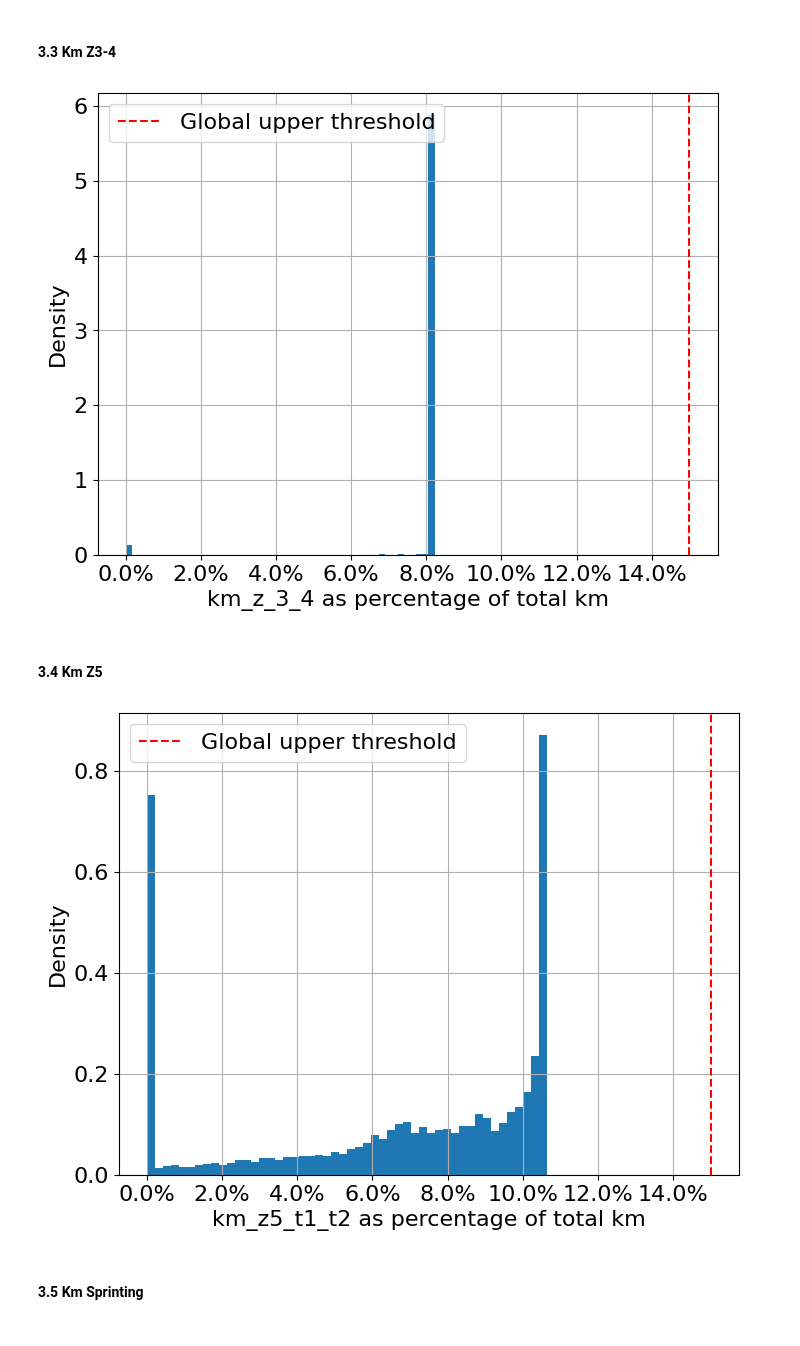
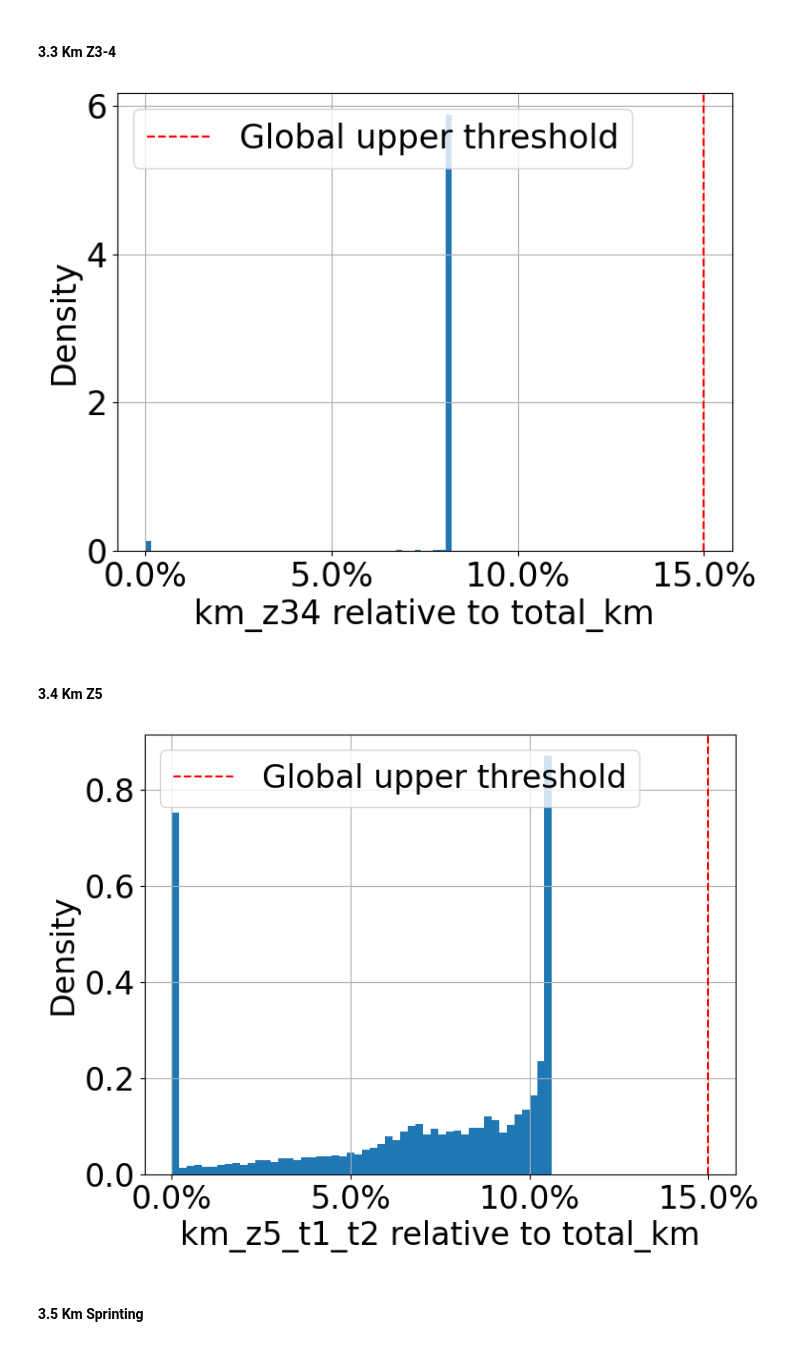
Before and after one commit to Gamified-Coaching-App/coaching_optimiser, a Jupyter notebook: src/model/report/report.ipynb, the cells around one changed output. Saved outputs shown, nothing was run; the diff lists cells and outputs as text; code cells hidden in the pictures.

```diff
--- a/src/model/report/report.ipynb
+++ b/src/model/report/report.ipynb
@@ -125,10 +125,10 @@ def get_absolute_values(data, variable='total km'):
 # %%
 km_total_actions = get_absolute_values(actions['total km'], 'total km').flatten()
 
-plt.rc('font', size=14)
+plt.rc('font', size=18)
 plt.figure(figsize=(8, 6))
 plt.hist(km_total_actions, density=True, bins=100)
-plt.xlabel('Total km per training day (t to t+6)')
+plt.xlabel('total_km per training day (t to t+6)')
 plt.ylabel('Density')
 plt.grid(True)
 plt.axvline(x=1.8, color='r', linestyle='--', linewidth=1.5, label='Global lower threshold')
@@ -142,10 +142,10 @@ plt.show()
 # %%
 km_total_states = get_absolute_values(states['total km'], 'total km')[:,-28:].flatten()
 
-plt.rc('font', size=14)
+plt.rc('font', size=18)
 plt.figure(figsize=(8, 6))
 plt.hist(km_total_states, density=True, bins=100)
-plt.xlabel('Total km per training day (t-28 to t-1)')
+plt.xlabel('total_km per training day (t-28 to t-1)')
 plt.ylabel('Density')
 plt.grid(True)
 plt.legend()
@@ -164,10 +164,10 @@ ratio = ratio.flatten()
 ratio = ratio[~np.isnan(ratio)] * 100
 
 
-plt.rc('font', size=16)
+plt.rc('font', size=24)
 plt.figure(figsize=(8, 6))
 plt.hist(ratio, density=True, bins=50)
-plt.xlabel('km_z_3_4 as percentage of total km')
+plt.xlabel('km_z34 relative to total_km')
 plt.ylabel('Density')
 plt.axvline(x=15, color='r', linestyle='--', linewidth=1.5, label='Global upper threshold')
 plt.legend()
@@ -176,32 +176,32 @@ xticks = plt.gca().get_xticks()
 plt.gca().set_xticklabels([f'{x:.1f}%' for x in xticks])
 plt.show()
 # %% [output]
-[figure, old version]
+[figure, new version]
 # %% [markdown]
 #### 3.4 Km Z5
 # %%
 km_total_actions = get_absolute_values(actions['total km'], 'total km')
 km_Z5 = get_absolute_values(actions['km Z5-T1-T2'], 'km Z5-T1-T2')
 
 ratio = km_Z5 / km_total_actions
 
 ratio = ratio.flatten()
 ratio = ratio[~np.isnan(ratio)] * 100
 
 
-plt.rc('font', size=16)
+plt.rc('font', size=24)
 plt.figure(figsize=(8, 6))
 plt.hist(ratio, density=True, bins=50)
-plt.xlabel('km_z5_t1_t2 as percentage of total km')
+plt.xlabel('km_z5_t1_t2 relative to total_km')
 plt.axvline(x=15, color='r', linestyle='--', linewidth=1.5, label='Global upper threshold')
 plt.legend()
 plt.ylabel('Density')
 plt.grid(True)
 xticks = plt.gca().get_xticks()
 plt.gca().set_xticklabels([f'{x:.1f}%' for x in xticks])
 plt.show()
 # %% [output]
-[figure, old version]
+[figure, new version]
 # %% [markdown]
 #### 3.5 Km Sprinting
 # %%
```
Also changed, not shown: parts of 6 cells of this notebook.
